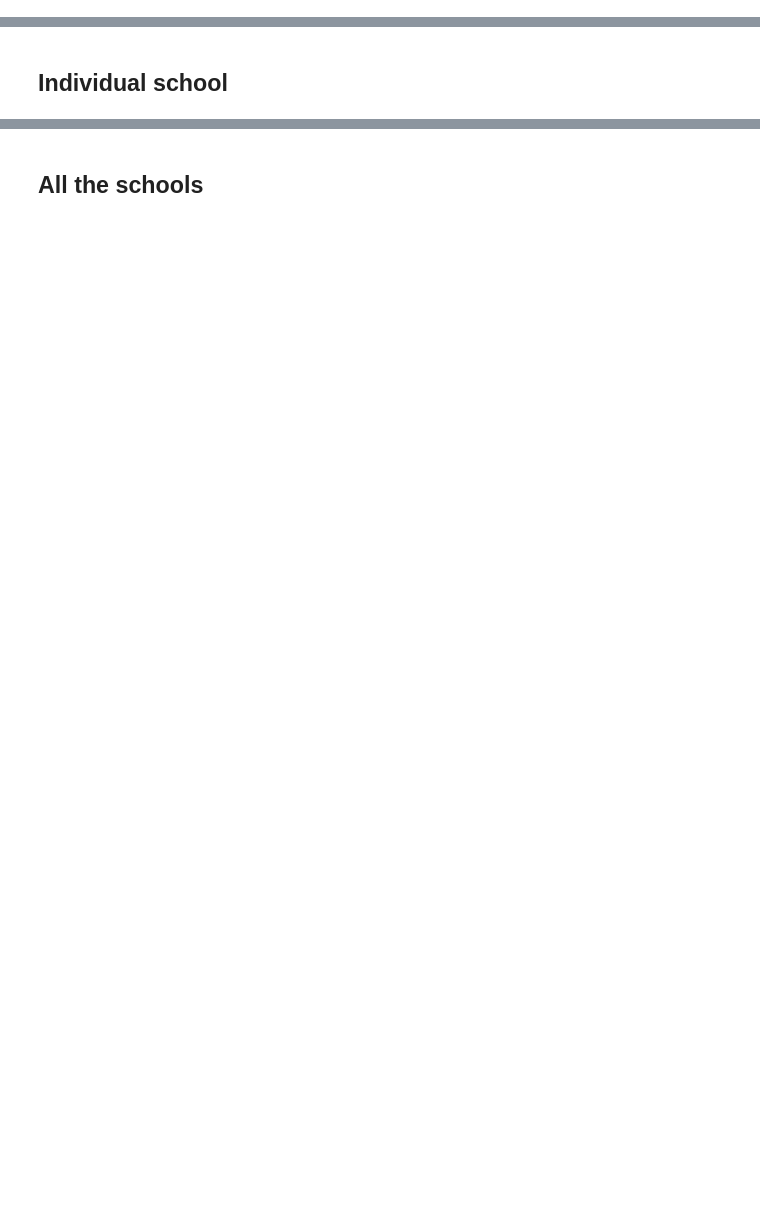
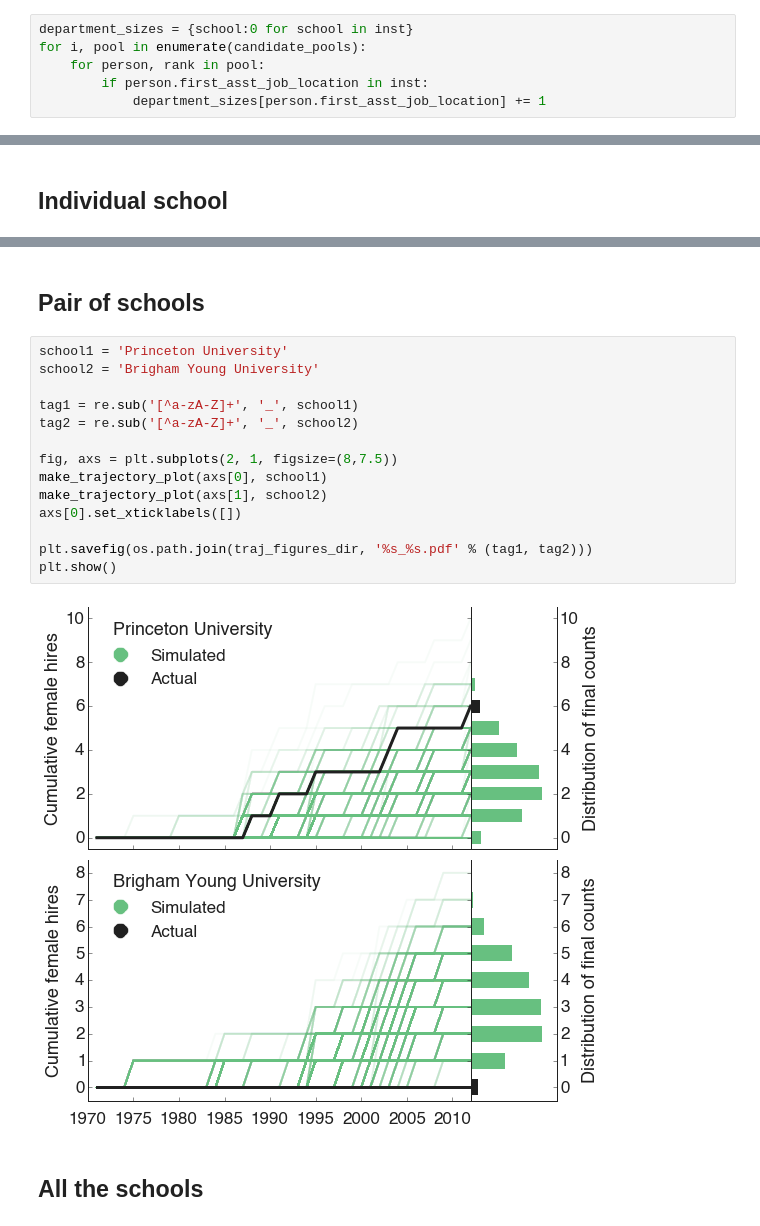
Before and after one commit to samfway/faculty_hiring, a Jupyter notebook: notebooks/Trajectories.ipynb, the cells around one changed output, grey strips where cells are left out. Saved outputs shown, nothing was run; the diff lists cells and outputs as text; blank space fills up the shorter version.

```diff
--- a/notebooks/Trajectories.ipynb
+++ b/notebooks/Trajectories.ipynb
@@ -68,6 +69,12 @@ for i, pool in enumerate(candidate_pools):
         if person.first_asst_job_location in opportunities_per_year:
             if opportunities_per_year[person.first_asst_job_location][i] < women_in_pool:
                 opportunities_per_year[person.first_asst_job_location][i] += 1
+# %%
+department_sizes = {school:0 for school in inst}
+for i, pool in enumerate(candidate_pools):
+    for person, rank in pool:
+        if person.first_asst_job_location in inst:
+            department_sizes[person.first_asst_job_location] += 1
 # %%
 num_iterations = 1000
 women_per_year = {school:np.zeros((num_iterations, num_rounds)) for school in inst}
@@ -162,3 +192,21 @@ plt.show()
+# %% [markdown]
+## Pair of schools
+# %%
+school1 = 'Princeton University'
+school2 = 'Brigham Young University'
+
+tag1 = re.sub('[^a-zA-Z]+', '_', school1)
+tag2 = re.sub('[^a-zA-Z]+', '_', school2)
+
+fig, axs = plt.subplots(2, 1, figsize=(8,7.5))
+make_trajectory_plot(axs[0], school1)
+make_trajectory_plot(axs[1], school2)
+axs[0].set_xticklabels([])
+
+plt.savefig(os.path.join(traj_figures_dir, '%s_%s.pdf' % (tag1, tag2)))
+plt.show()
+# %% [output]
+[figure, added]
 # %% [markdown]
 ## All the schools
 # %%
```
Also changed, not shown: parts of 9 cells of this notebook, 9 other files.
